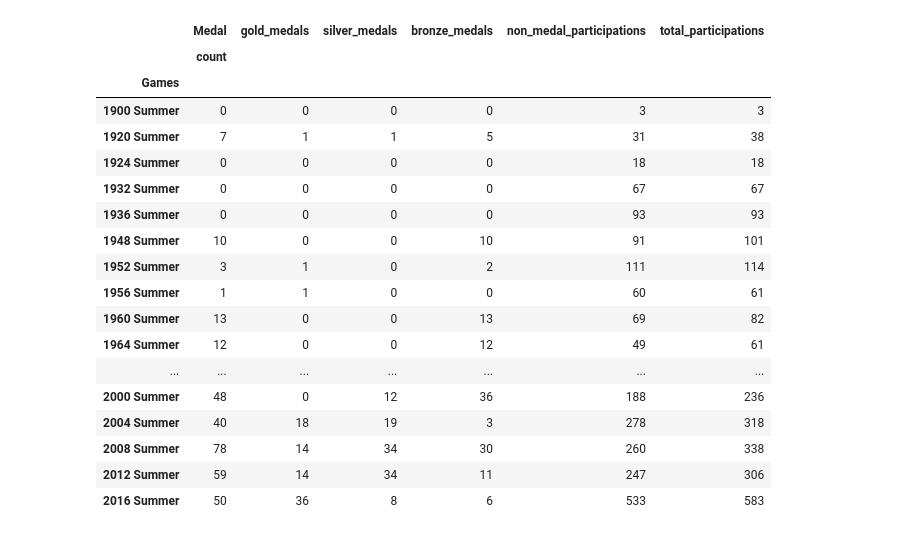
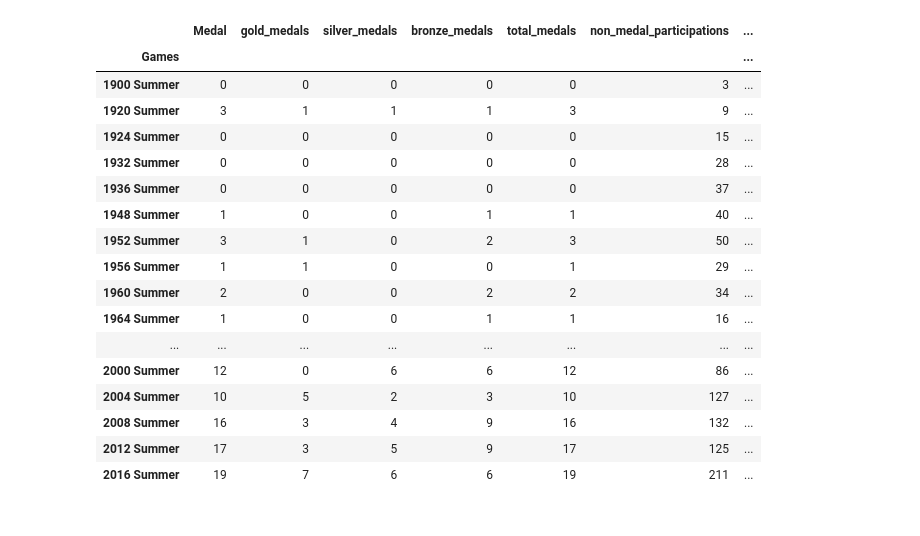
Before and after one commit to rjrdelatorre/group-1-project-1, a Jupyter notebook: brazil.ipynb, the cells around one changed output. Saved outputs shown, nothing was run; the diff lists cells and outputs as text; code cells hidden in the pictures.

```diff
--- a/brazil.ipynb
+++ b/brazil.ipynb
@@ -31,0 +27,26 @@ brazil_df = summer_df[(summer_df['Team'] == 'Brazil') | (summer_df['Team'] == 'B
+# %%
+# We want to make sure that there are no duplicate event medals, for example,
+# if NOC == ARG won a gold medal in Men's Football in 2004, we want to make sure
+# that only 1 gold medal is counted (instead of 1 for every player on the team),
+# so we will drop duplicates based on the columns 'Year', 'Event', 'Medal', 'NOC'
+
+no_duplicates_df = df.drop_duplicates(subset=['Year', 'Event', 'Medal', 'NOC'])
+# %%
+# Use only the Summer Olympics for Analysis
+summer_df = no_duplicates_df[no_duplicates_df['Season'] == 'Summer']
+# %%
+# create a dataframe for only the Brazil team, where "Brazil" is anywhere in the team name
+brazil_df = summer_df[summer_df['Team'].str.contains('Brazil')]
+
+# print the unique values of Team column to see if they are all "brazil"
+print(brazil_df['Team'].unique())
+print(brazil_df['NOC'].unique())
+
+# Clean up the Team column to have only "brazil" instead of "brazil-1", "brazil-2", etc.
+brazil_df.loc[:, 'Team'] = 'Brazil'
+print(brazil_df['Team'].unique())
+
+# It looks like NOC is a more accurate way to describe the country's team,
+# and doesn't pose as many issues as the Team column does (e.g. "brazil-1", "brazil-2", etc.)
+# Let's use NOC instead of Team for the rest of the analysis.
+brazil_df = summer_df[summer_df['NOC'] == 'BRA']
@@ -32,16 +105,16 @@ brazil_df = summer_df[(summer_df['Team'] == 'Brazil') | (summer_df['Team'] == 'B
 # %%
-# Create a dataframe for the Brazil team in the Summer Olympics grouped by Games.
-games_df_brazil = brazil_df.groupby('Games').agg({'Medal': ['count']})
+# create a dataframe for the Brazil team in the Summer Olympics grouped by Games.
+games_df_brazil = brazil_df.groupby('Games').agg({'Medal': 'count'})
 
 # Add columns for gold_medals, silver_medals, bronze_medals and total_medals
 games_df_brazil['gold_medals'] = brazil_df[brazil_df['Medal'] == 'Gold'].groupby('Games').agg({'Medal': ['count']})
 games_df_brazil['silver_medals'] = brazil_df[brazil_df['Medal'] == 'Silver'].groupby('Games').agg({'Medal': ['count']})
 games_df_brazil['bronze_medals'] = brazil_df[brazil_df['Medal'] == 'Bronze'].groupby('Games').agg({'Medal': ['count']})
 
-# Fill NaN values with 0
+# fill NaN values with 0
 games_df_brazil = games_df_brazil.fillna(0)
 
-# Format values in all columns except Games to integers
+# format values in all columns except Games to integers
 games_df_brazil = games_df_brazil.astype(int)
 
 games_df_brazil
@@ -68,30 +140,32 @@ games_df_brazil
 # %%
+# Create a cleaner "total_medals" column
+games_df_brazil['total_medals'] = games_df_brazil[['gold_medals', 'silver_medals', 'bronze_medals']].sum(axis=1)
+
 # Add a column for non-medal participations, which is the count of all rows for Games where Medal is NaN
 games_df_brazil['non_medal_participations'] = brazil_df[brazil_df['Medal'].isnull()].groupby('Games').size()
 
 # Add a column for total participations, which is the count of all rows for Games.
 # This includes 0 or NaN values for medals
 games_df_brazil['total_participations'] = brazil_df.groupby('Games').size()
 games_df_brazil
 # %% [output]
-|  | Medal | gold_medals | silver_medals | bronze_medals | non_medal_participations | total_participations |
-|  | count |  |  |  |  |  |
-| Games |  |  |  |  |  |  |
-| 1900 Summer | 0 | 0 | 0 | 0 | 3 | 3 |
-| 1920 Summer | 7 | 1 | 1 | 5 | 31 | 38 |
-| 1924 Summer | 0 | 0 | 0 | 0 | 18 | 18 |
-| 1932 Summer | 0 | 0 | 0 | 0 | 67 | 67 |
-| 1936 Summer | 0 | 0 | 0 | 0 | 93 | 93 |
-| 1948 Summer | 10 | 0 | 0 | 10 | 91 | 101 |
-| 1952 Summer | 3 | 1 | 0 | 2 | 111 | 114 |
-| 1956 Summer | 1 | 1 | 0 | 0 | 60 | 61 |
-| 1960 Summer | 13 | 0 | 0 | 13 | 69 | 82 |
-| 1964 Summer | 12 | 0 | 0 | 12 | 49 | 61 |
-| ... | ... | ... | ... | ... | ... | ... |
-| 2000 Summer | 48 | 0 | 12 | 36 | 188 | 236 |
-| 2004 Summer | 40 | 18 | 19 | 3 | 278 | 318 |
-| 2008 Summer | 78 | 14 | 34 | 30 | 260 | 338 |
-| 2012 Summer | 59 | 14 | 34 | 11 | 247 | 306 |
-| 2016 Summer | 50 | 36 | 8 | 6 | 533 | 583 |
+|  | Medal | gold_medals | silver_medals | bronze_medals | total_medals | non_medal_participations | ... |
+| Games |  |  |  |  |  |  | ... |
+| 1900 Summer | 0 | 0 | 0 | 0 | 0 | 3 | ... |
+| 1920 Summer | 3 | 1 | 1 | 1 | 3 | 9 | ... |
+| 1924 Summer | 0 | 0 | 0 | 0 | 0 | 15 | ... |
+| 1932 Summer | 0 | 0 | 0 | 0 | 0 | 28 | ... |
+| 1936 Summer | 0 | 0 | 0 | 0 | 0 | 37 | ... |
+| 1948 Summer | 1 | 0 | 0 | 1 | 1 | 40 | ... |
+| 1952 Summer | 3 | 1 | 0 | 2 | 3 | 50 | ... |
+| 1956 Summer | 1 | 1 | 0 | 0 | 1 | 29 | ... |
+| 1960 Summer | 2 | 0 | 0 | 2 | 2 | 34 | ... |
+| 1964 Summer | 1 | 0 | 0 | 1 | 1 | 16 | ... |
+| ... | ... | ... | ... | ... | ... | ... | ... |
+| 2000 Summer | 12 | 0 | 6 | 6 | 12 | 86 | ... |
+| 2004 Summer | 10 | 5 | 2 | 3 | 10 | 127 | ... |
+| 2008 Summer | 16 | 3 | 4 | 9 | 16 | 132 | ... |
+| 2012 Summer | 17 | 3 | 5 | 9 | 17 | 125 | ... |
+| 2016 Summer | 19 | 7 | 6 | 6 | 19 | 211 | ... |
 # %%
 # Create a column called 'medal_rate' which is the ratio of medal count to total participation count
```
Also changed, not shown: parts of 37 cells of this notebook.
